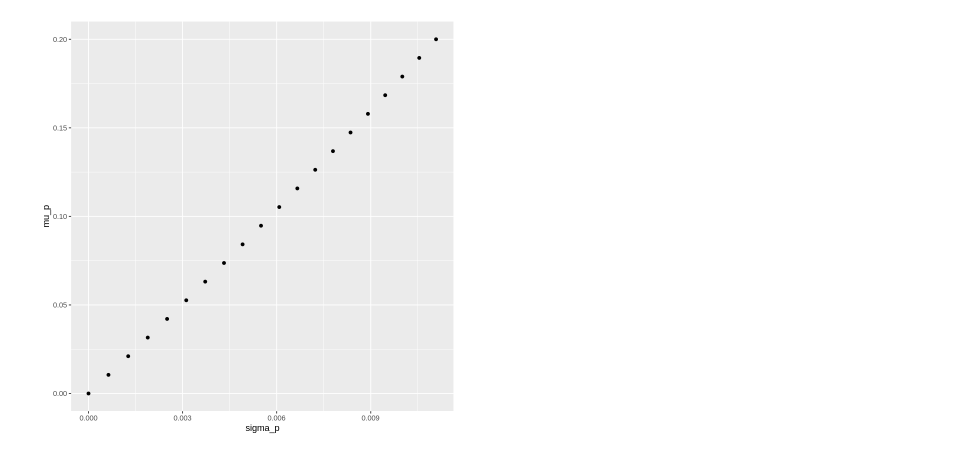
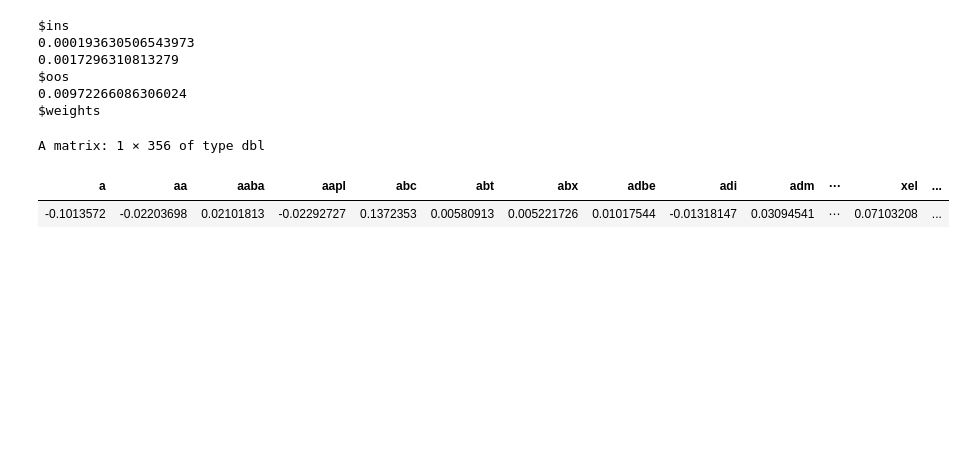
Before and after one commit to StefanHubner/MachineLearningEconomics, a Jupyter notebook: CAPM.ipynb, the cells around one changed output. Saved outputs shown, nothing was run; the diff lists cells and outputs as text; code cells hidden in the pictures; blank space fills up the shorter version.

```diff
--- a/CAPM.ipynb
+++ b/CAPM.ipynb
@@ -36,26 +23,0 @@ sigma <- cov(as.matrix(excess))
-# %%
-optvar <- function(r) {
-  # targeted daily returns
-  R <- exp(log(1 + r) / 252) - 1
-  R
-
-  # optimal portfolio weights
-  x <-  R * (solve(sigma) %*% mu) / ((mu %*% solve(sigma) %*% mu)[1])
-
-  # expected daily returns and daily volatility (s.d.) of portfolio
-  mu_p <- (t(x) %*% mu)[1]
-  sigma_p <- sqrt(t(x) %*% sigma %*% x)[1]
-  sigma_p <- R/sqrt(t(mu) %*% solve(sigma) %*% mu)
-
-  # return expected annual returns and annual volatility
-  c((1 + mu_p)^252 - 1, sigma_p * sqrt(252))
-}
-
-mu_p <- seq(0, 0.2, length.out = 20)
-frontier <- data.frame(t(sapply(FUN = optvar, mu_p)))
-names(frontier) <- c("mu_p", "sigma_p")
-# %%
-ggplot(frontier, aes(x = sigma_p, y = mu_p)) +
-  geom_point()
-# %% [output]
-[figure, removed]
@@ -62,29 +27,41 @@ ggplot(frontier, aes(x = sigma_p, y = mu_p)) +
 # %%
-optvar.constr <- function(r) {
+mv <- function(r) {
   # targeted daily returns
-  R <- exp(log(1 + r) / 252) - 1
-  R
+  R <- todaily(r)
+
+  data <- er(0)
+  mu <- colMeans(as.matrix(data$train))
+  sigma <- cov(as.matrix(data$train))
 
   # optimal portfolio weights
   sinv <- solve(sigma)
   iota <- rep(1, length(mu))
   a <- (mu %*% sinv %*% mu)[1]
   b <- (mu %*% sinv %*% iota)[1]
   d <- (iota %*% sinv %*% iota)[1]
   det <- a*d - b^2
   lambda <- (d*R - b)/det
   nu <- (-b*R + a)/det
   x <- sinv %*% (lambda * mu + nu * iota)
 
   # expected daily returns and daily volatility (s.d.) of portfolio
+  r_p <- (t(x) %*% as.numeric(data$test))[1]
   mu_p <- (t(x) %*% mu)[1]
   sigma_p <- sqrt((d*R^2 - 2*b*R + a)/det)
 
-  # return expected annual returns and annual volatility
-  c((1 + mu_p)^252 - 1, sigma_p * sqrt(252))
+  list(ins = c(mu_p, sigma_p),
+        oos = c(r_p),
+        weights = t(x))
 }
 
-mu_p <- seq(0, 0.2, length.out = 100)
-frontier.constr <- data.frame(t(sapply(FUN = optvar.constr, mu_p)))
-
-names(frontier.constr) <- c("mu_p", "sigma_p")
+mv(0.05)
+# %% [output]
+$ins
+0.000193630506543973
+0.0017296310813279
+$oos
+0.00972266086306024
+$weights
+A matrix: 1 × 356 of type dbl
+| a | aa | aaba | aapl | abc | abt | abx | adbe | adi | adm | ⋯ | xel | ... |
+| -0.1013572 | -0.02203698 | 0.02101813 | -0.02292727 | 0.1372353 | 0.00580913 | 0.005221726 | 0.01017544 | -0.01318147 | 0.03094541 | ⋯ | 0.07103208 | ... |
```
Also changed, not shown: parts of 16 cells of this notebook.
